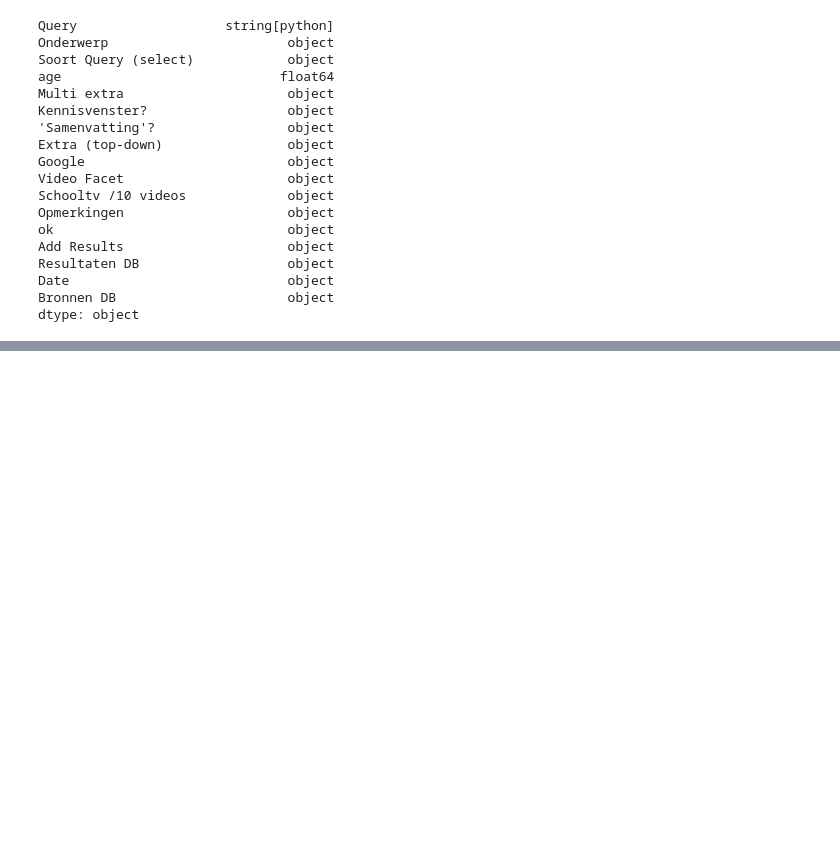
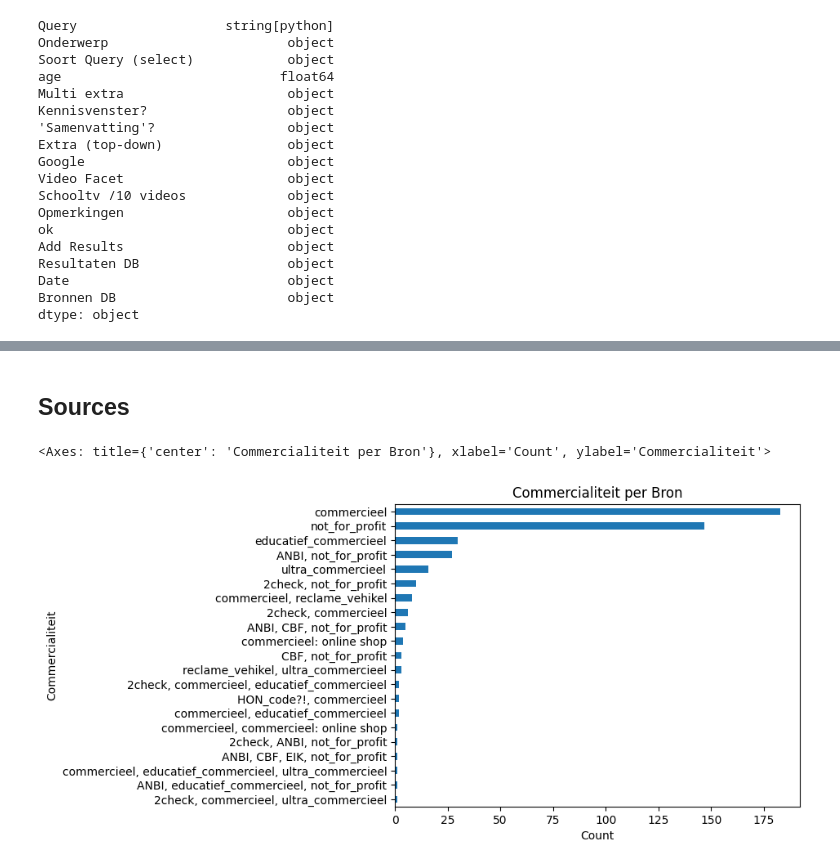
Before and after one commit to SlimZoeken/100queries, a Jupyter notebook: notebooks/analysis.ipynb, the cells around one changed output, grey strips where cells are left out. Drawn from its saved outputs; the diff is of its cells as text; code cells hidden in the pictures; blank space fills up the shorter version.

```diff
--- a/notebooks/analysis.ipynb
+++ b/notebooks/analysis.ipynb
@@ -206,0 +244,12 @@ ValueError: You are trying to merge on string and int64 columns for key 'Query'.
+# %% [markdown]
+## Sources
+# %%
+sources["Commercialiteit"].value_counts(ascending=True).plot(
+    kind="barh",
+    title="Commercialiteit per Bron",
+    xlabel="Count",
+    ylabel="Commercialiteit",
+)
+# %% [output]
+<Axes: title={'center': 'Commercialiteit per Bron'}, xlabel='Count', ylabel='Commercialiteit'>
+[figure, added]
```
Also changed, not shown: parts of 11 cells of this notebook.
